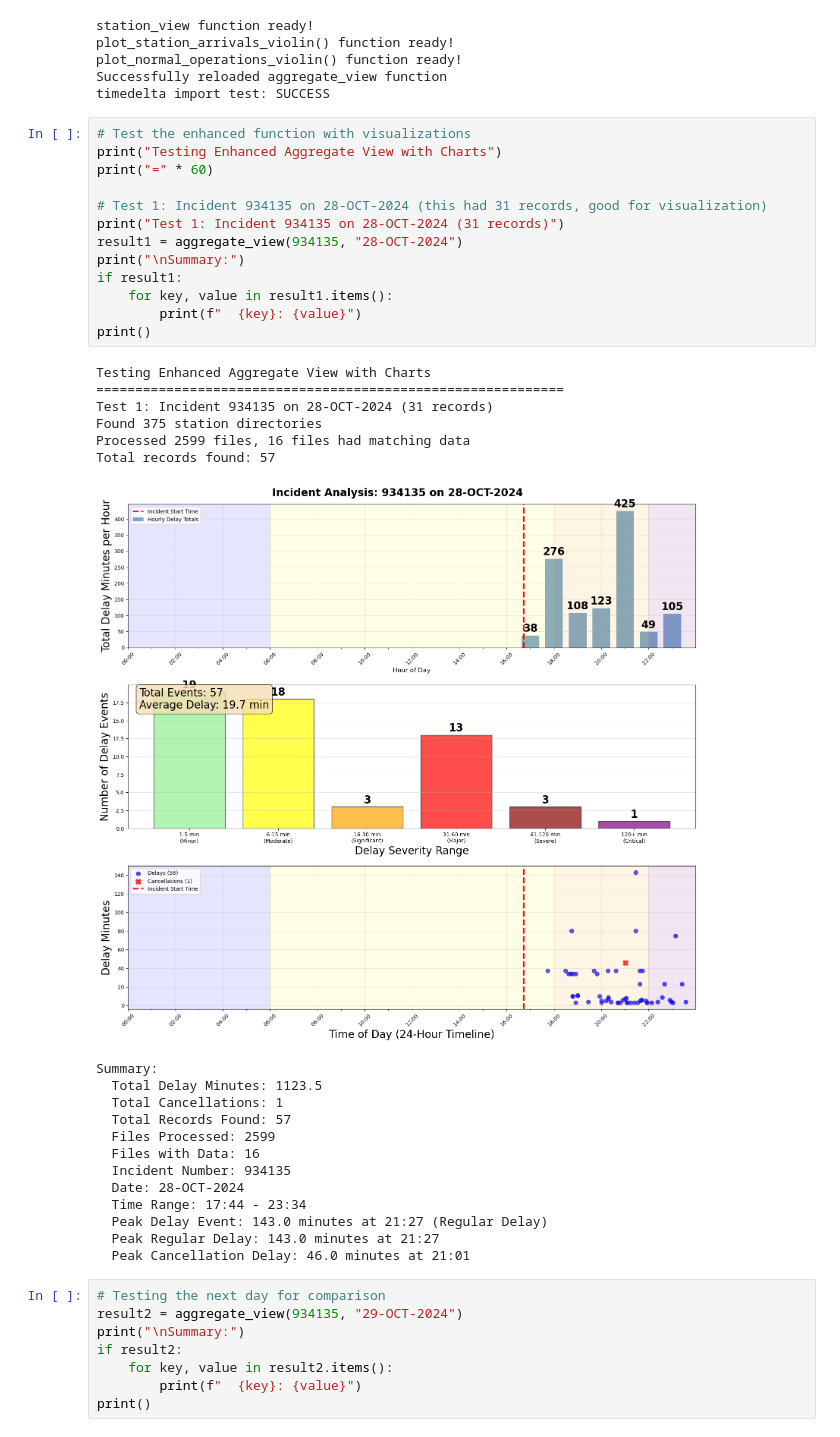
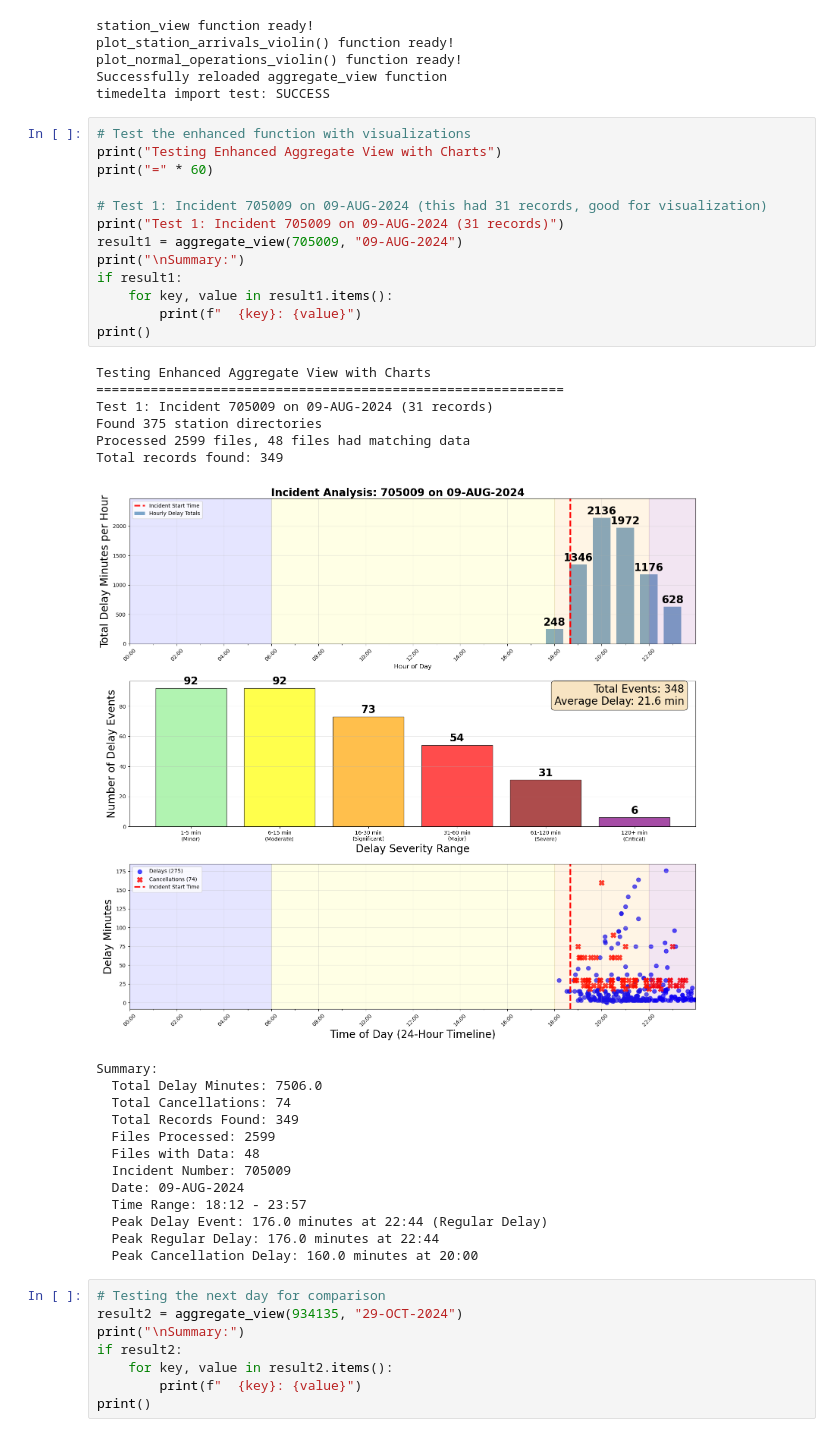
Before and after one commit to martazarantonello/RDM_analysis, a Jupyter notebook: demos/aggregate_view.ipynb, the cells around one changed output. Cells and saved outputs as stored; diff of their text form.

```diff
--- a/demos/aggregate_view.ipynb
+++ b/demos/aggregate_view.ipynb
@@ -61,36 +64,36 @@ timedelta import test: SUCCESS
 # %%
 # Test the enhanced function with visualizations
 print("Testing Enhanced Aggregate View with Charts")
 print("=" * 60)
 
-# Test 1: Incident 934135 on 28-OCT-2024 (this had 31 records, good for visualization)
-print("Test 1: Incident 934135 on 28-OCT-2024 (31 records)")
-result1 = aggregate_view(934135, "28-OCT-2024")
+# Test 1: Incident 705009 on 09-AUG-2024 (this had 31 records, good for visualization)
+print("Test 1: Incident 705009 on 09-AUG-2024 (31 records)")
+result1 = aggregate_view(705009, "09-AUG-2024")
 print("\nSummary:")
 if result1:
     for key, value in result1.items():
         print(f"  {key}: {value}")
 print()
 # %% [output]
 Testing Enhanced Aggregate View with Charts
 ============================================================
-Test 1: Incident 934135 on 28-OCT-2024 (31 records)
+Test 1: Incident 705009 on 09-AUG-2024 (31 records)
 Found 375 station directories
-Processed 2599 files, 16 files had matching data
-Total records found: 57
+Processed 2599 files, 48 files had matching data
+Total records found: 349
-[figure, old version]
+[figure, new version]
 Summary:
-  Total Delay Minutes: 1123.5
-  Total Cancellations: 1
-  Total Records Found: 57
+  Total Delay Minutes: 7506.0
+  Total Cancellations: 74
+  Total Records Found: 349
   Files Processed: 2599
-  Files with Data: 16
-  Incident Number: 934135
-  Date: 28-OCT-2024
-  Time Range: 17:44 - 23:34
-  Peak Delay Event: 143.0 minutes at 21:27 (Regular Delay)
-  Peak Regular Delay: 143.0 minutes at 21:27
-  Peak Cancellation Delay: 46.0 minutes at 21:01
+  Files with Data: 48
+  Incident Number: 705009
+  Date: 09-AUG-2024
+  Time Range: 18:12 - 23:57
+  Peak Delay Event: 176.0 minutes at 22:44 (Regular Delay)
+  Peak Regular Delay: 176.0 minutes at 22:44
+  Peak Cancellation Delay: 160.0 minutes at 20:00
 # %%
 # Testing the next day for comparison
 result2 = aggregate_view(934135, "29-OCT-2024")
```
Also changed, not shown: parts of 3 cells of this notebook, 3 other files.
